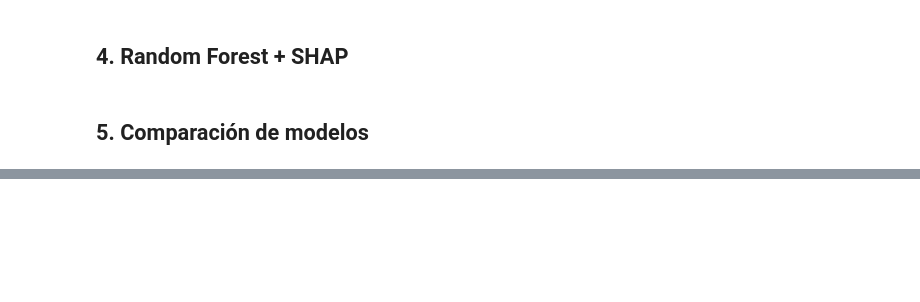
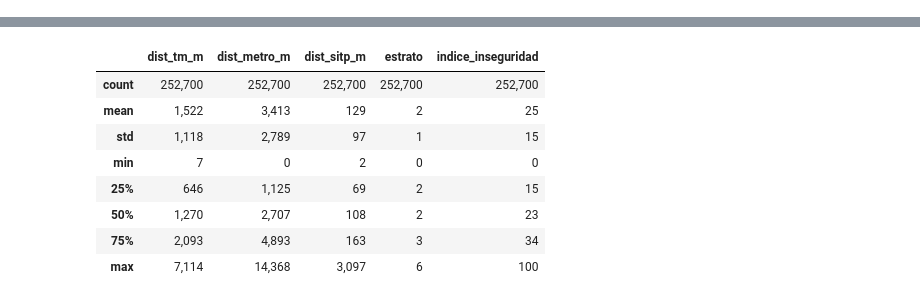
Before and after one commit to kenpama28-commits/colombia-mercado-inmobiliario_v2, a Jupyter notebook: notebooks/04_modelos_predictivos.ipynb, the cells around one changed output, grey strips where cells are left out. Cells and saved outputs as stored; diff of their text form; code cells hidden in the pictures; blank space fills up the shorter version.

```diff
--- a/notebooks/04_modelos_predictivos.ipynb
+++ b/notebooks/04_modelos_predictivos.ipynb
@@ -29,2 +78,0 @@ engine = create_engine(DB_URL)
-# %% [markdown]
-## 4. Random Forest + SHAP
@@ -33,2 +78,0 @@ engine = create_engine(DB_URL)
-# %% [markdown]
-## 5. Comparación de modelos
@@ -36,0 +79,64 @@ engine = create_engine(DB_URL)
+# %%
+# ── Recarga de datos con variables externas ───────────────────
+
+query_enriquecido = """
+    SELECT
+        id, anio, cod_manzana,
+        localidad, cod_localidad,
+        sector, tipo_territorio,
+        valor_mediano, valor_final, valor_imputado,
+        dist_tm_m, dist_metro_m, dist_sitp_m,
+        estrato, indice_inseguridad
+    FROM catastro.valor_manzana
+    WHERE tipo_territorio IN ('urbano', 'periurbano')
+      AND valor_final > 0
+    ORDER BY anio, localidad;
+"""
+
+df_enriquecido = pd.read_sql(query_enriquecido, engine)
+
+# Merge con variación de localidad
+serie = pd.read_parquet('../data/processed/serie_localidad.parquet')
+variacion_loc = serie[['localidad', 'anio', 'variacion_pct']].rename(
+    columns={'variacion_pct': 'variacion_localidad'}
+)
+df_enriquecido = df_enriquecido.merge(variacion_loc, on=['localidad', 'anio'], how='left')
+
+# Encoding
+le_loc  = LabelEncoder()
+le_tipo = LabelEncoder()
+df_enriquecido['localidad_enc']  = le_loc.fit_transform(
+    df_enriquecido['localidad'].fillna('Sin localidad')
+)
+df_enriquecido['territorio_enc'] = le_tipo.fit_transform(
+    df_enriquecido['tipo_territorio']
+)
+df_enriquecido['anio_norm'] = df_enriquecido['anio'] - 2020
+
+# Features actualizadas
+FEATURES = [
+    'anio_norm',
+    'localidad_enc',
+    'territorio_enc',
+    'variacion_localidad',
+    'dist_tm_m',
+    'dist_metro_m',
+    'dist_sitp_m',
+    'estrato',
+    'indice_inseguridad'
+]
+TARGET = 'valor_final'
+
+df_model = df_enriquecido.dropna(subset=FEATURES + [TARGET]).copy()
+
+print(f"✓ Registros para modelado : {len(df_model):,}")
+print(f"✓ Features                : {len(FEATURES)}")
+print(f"\n── Cobertura de variables externas ──────────────────────")
+for col in ['dist_tm_m', 'dist_metro_m', 'dist_sitp_m', 'estrato', 'indice_inseguridad']:
+    nulos = df_model[col].isna().sum()
+    print(f"  {col:<25} nulos: {nulos:,}")
+
+print(f"\n── Estadísticas de nuevas variables ─────────────────────")
+display(df_model[['dist_tm_m', 'dist_metro_m', 'dist_sitp_m',
+                   'estrato', 'indice_inseguridad']].describe())
+# %% [output]
@@ -36,0 +154,9 @@ engine = create_engine(DB_URL)
+|  | dist_tm_m | dist_metro_m | dist_sitp_m | estrato | indice_inseguridad |
+| count | 252,700 | 252,700 | 252,700 | 252,700 | 252,700 |
+| mean | 1,522 | 3,413 | 129 | 2 | 25 |
+| std | 1,118 | 2,789 | 97 | 1 | 15 |
+| min | 7 | 0 | 2 | 0 | 0 |
+| 25% | 646 | 1,125 | 69 | 2 | 15 |
+| 50% | 1,270 | 2,707 | 108 | 2 | 23 |
+| 75% | 2,093 | 4,893 | 163 | 3 | 34 |
+| max | 7,114 | 14,368 | 3,097 | 6 | 100 |
```
Also changed, not shown: parts of 27 cells of this notebook, 7 other files.
